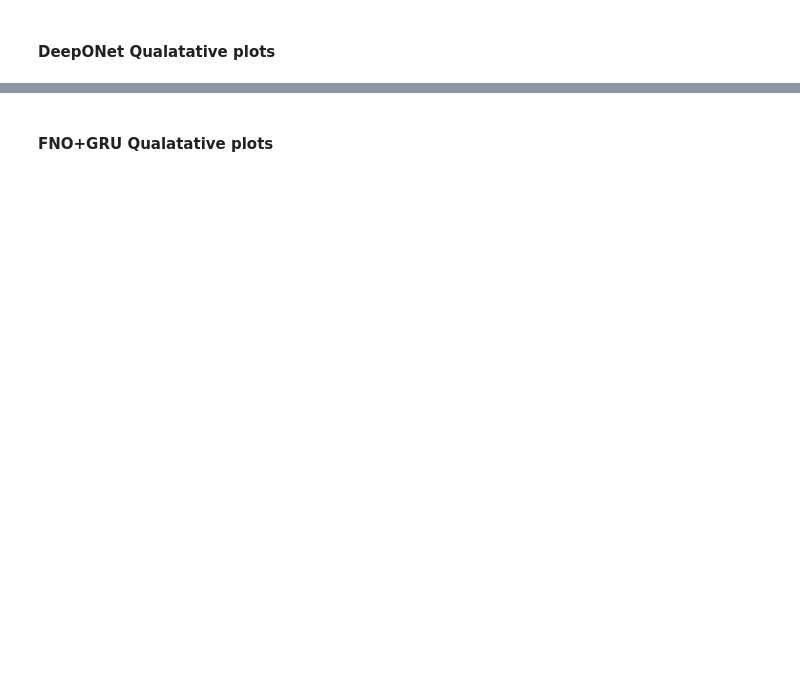
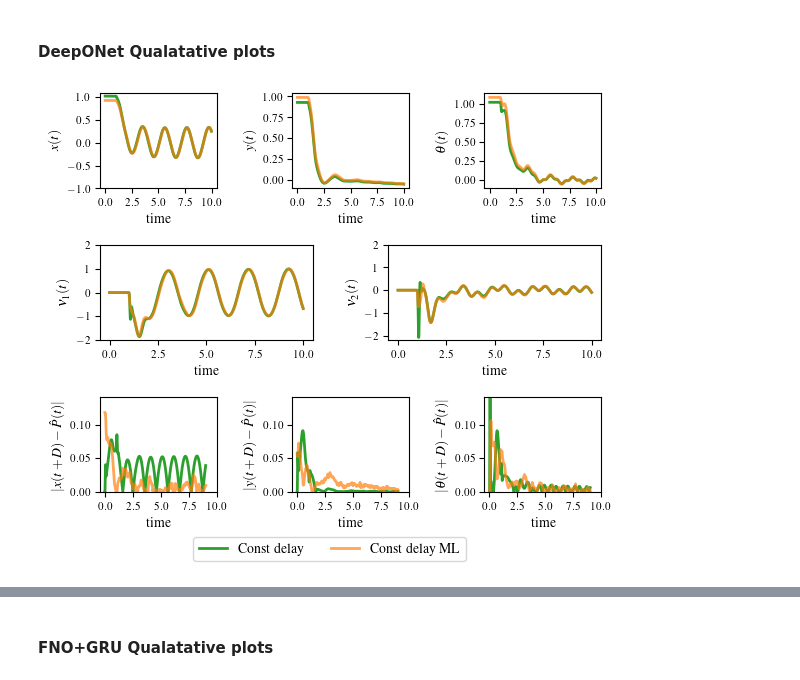
Before and after one commit to gokulg02/NeuralOperatorPredictorFeedback-xArm6, a Jupyter notebook: examples/UnicycleConstDelayExample.ipynb, the cells around one changed output, grey strips where cells are left out. Saved outputs shown, nothing was run; the diff lists cells and outputs as text; code cells hidden in the pictures; blank space fills up the shorter version.

```diff
--- a/examples/UnicycleConstDelayExample.ipynb
+++ b/examples/UnicycleConstDelayExample.ipynb
@@ -525,7 +438,12 @@ numerical_best_states, numerical_best_controls, _, numerical_best_predictors  =
 simulate_system_const_delay(best_ic_deeponet, sim_config.dt, sim_config.T, sim_config.dx, best_delay_deeponet)
 # %%
 # Plot deeponet Best Trajectory
-plot_trajectory_with_errors(sim_config.t, numerical_best_states,  deeponet_best_states, numerical_best_controls, deeponet_best_controls, None)
+plot_trajectory_with_errors(sim_config.t, numerical_best_states,  deeponet_best_states, \
+                            numerical_best_controls, deeponet_best_controls, \
+                            numerical_best_predictors, deeponet_best_predictors,\
+                            sim_config.nD, None)
+# %% [output]
+[figure, added]
 # %%
 # Simulate deeponet worst case example
 deeponet_worst_states, deeponet_worst_controls, _, deeponet_worst_predictors = \
```
Also changed, not shown: parts of 25 cells of this notebook, 6 other files.
